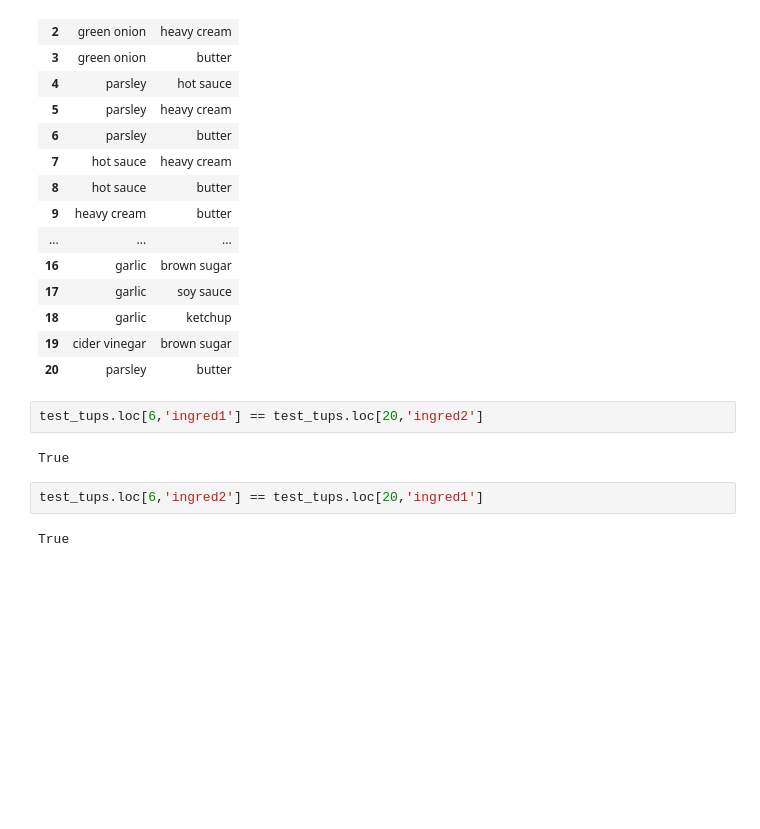
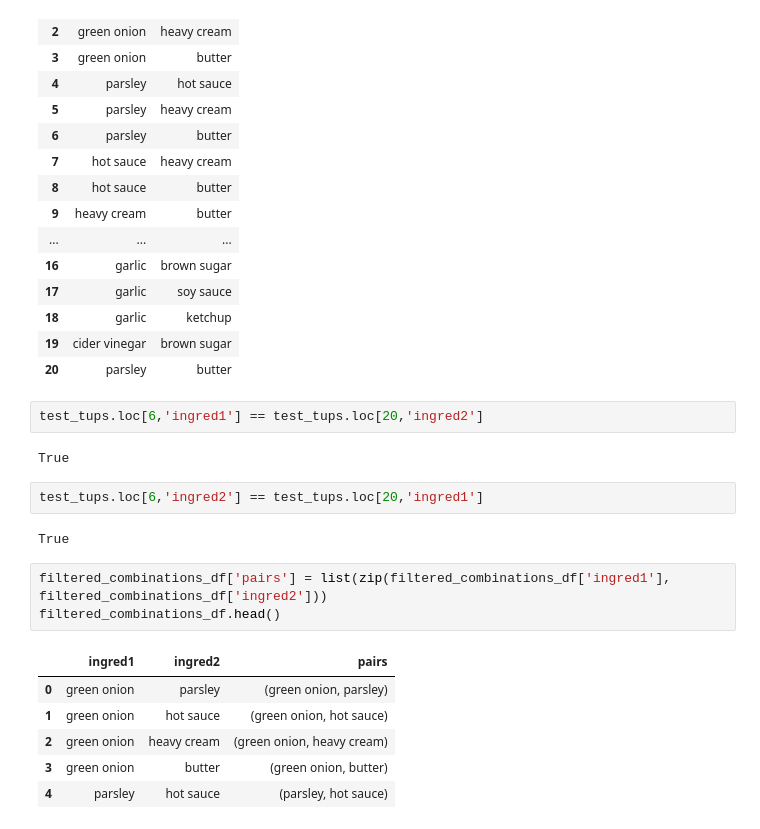
Before and after one commit to finnqiao/recipe_network, a Jupyter notebook: network_data_reshape.ipynb, the cells around one changed output. Drawn from its saved outputs; the diff is of its cells as text; blank space fills up the shorter version.

```diff
--- a/network_data_reshape.ipynb
+++ b/network_data_reshape.ipynb
@@ -494,3 +496,13 @@ True
 test_tups.loc[6,'ingred2'] == test_tups.loc[20,'ingred1']
 # %% [output]
 True
+# %%
+filtered_combinations_df['pairs'] = list(zip(filtered_combinations_df['ingred1'], filtered_combinations_df['ingred2']))
+filtered_combinations_df.head()
+# %% [output]
+|  | ingred1 | ingred2 | pairs |
+| 0 | green onion | parsley | (green onion, parsley) |
+| 1 | green onion | hot sauce | (green onion, hot sauce) |
+| 2 | green onion | heavy cream | (green onion, heavy cream) |
+| 3 | green onion | butter | (green onion, butter) |
+| 4 | parsley | hot sauce | (parsley, hot sauce) |
```
Also changed, not shown: parts of 7 cells of this notebook.
